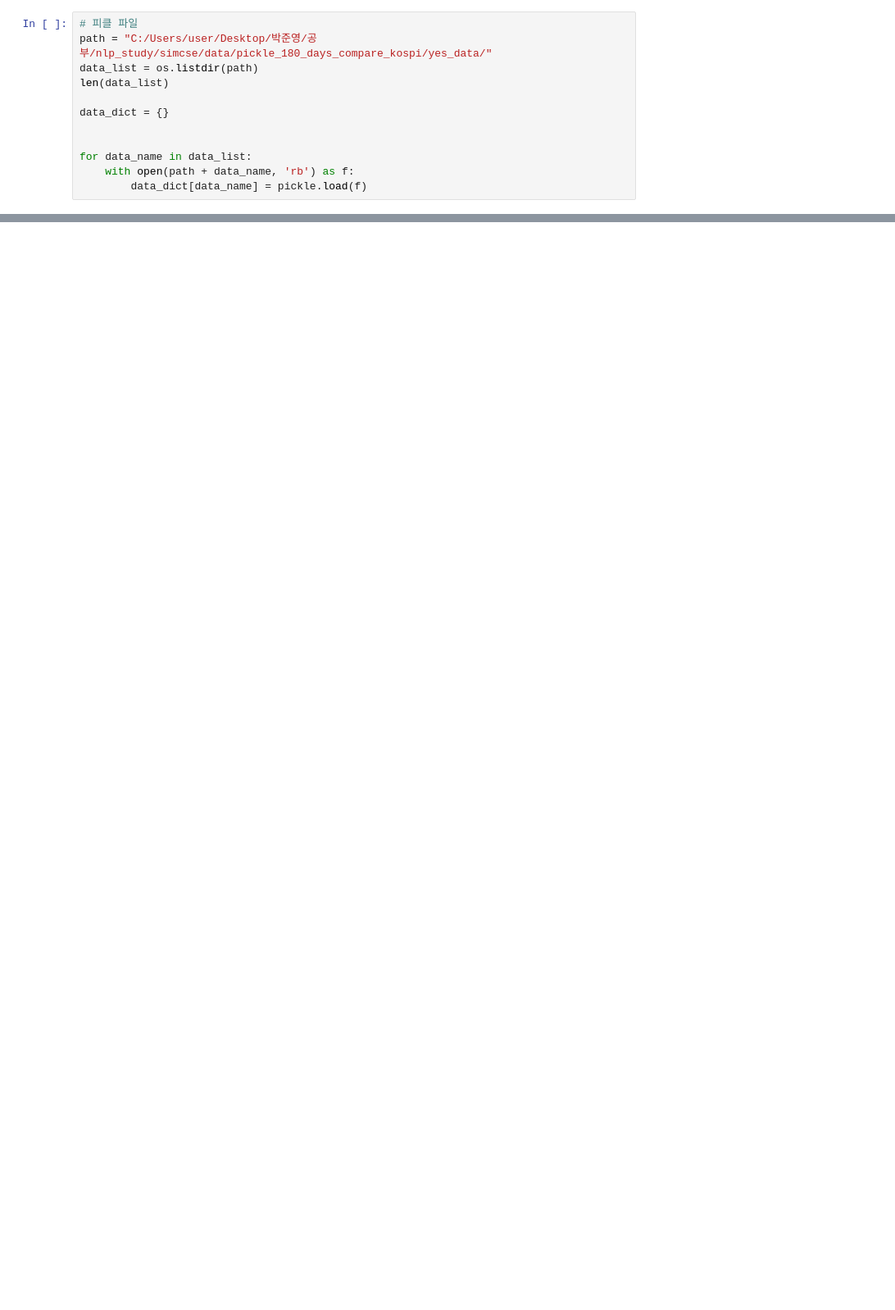
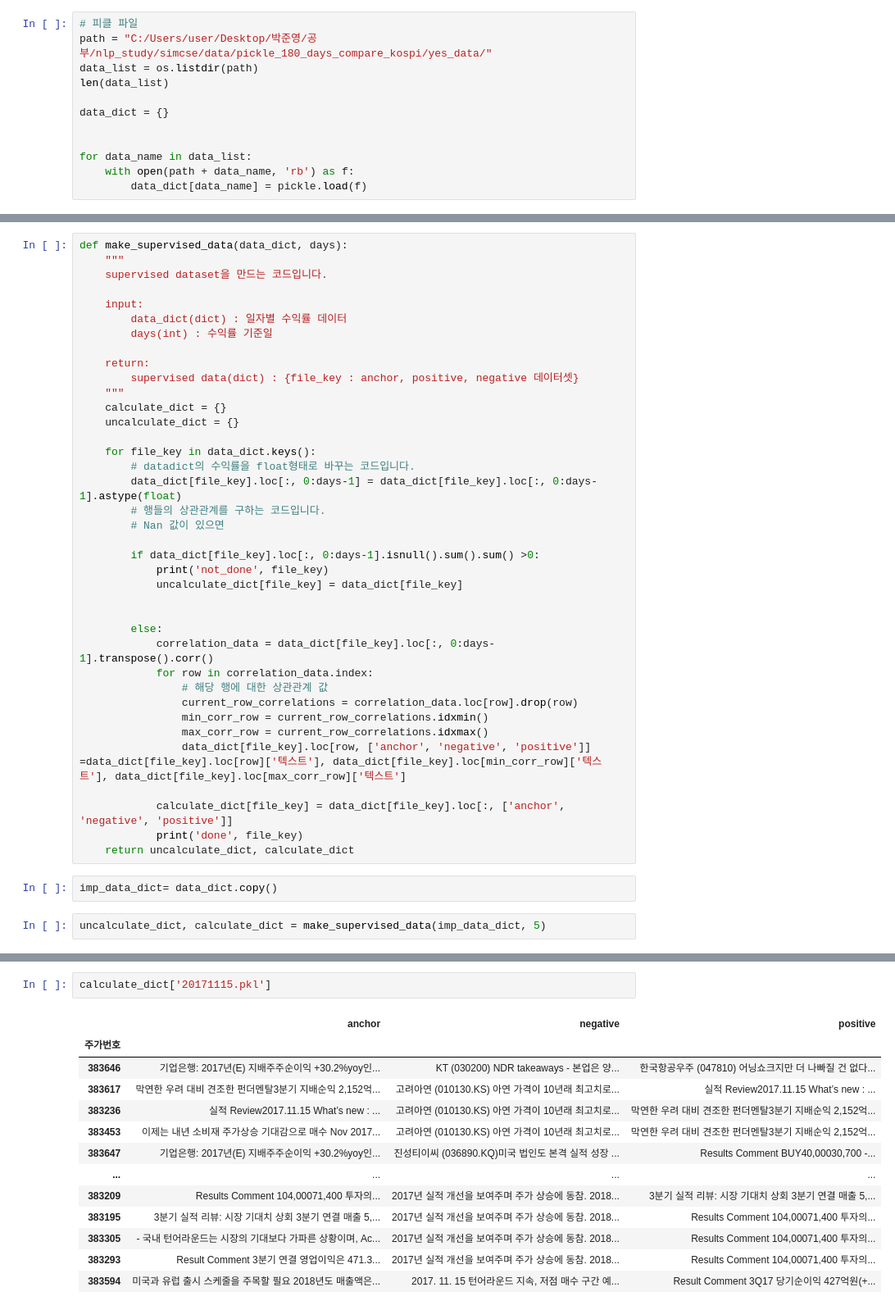
Before and after one commit to Classification-of-Equity-Report/classification-of-equity-report-based-on-contrastive-learning, a Jupyter notebook: make_correlation.ipynb, the cells around one changed output, grey strips where cells are left out. Shown at 82% size. Saved outputs shown, nothing was run; the diff lists cells and outputs as text; blank space fills up the shorter version.

Commit message:
add : correlation_code
add : correlation_code

```diff
--- a/make_correlation.ipynb
+++ b/make_correlation.ipynb
@@ -145,0 +27,42 @@ NameError: name 'correlation_matrix_rows' is not defined
+# %%
+def make_supervised_data(data_dict, days):
+    """
+    supervised dataset을 만드는 코드입니다.
+
+    input:
+        data_dict(dict) : 일자별 수익률 데이터
+        days(int) : 수익률 기준일
+
+    return:
+        supervised data(dict) : {file_key : anchor, positive, negative 데이터셋}
+    """
+    calculate_dict = {}
+    uncalculate_dict = {}
+
+    for file_key in data_dict.keys():
+        # datadict의 수익률을 float형태로 바꾸는 코드입니다.
+        data_dict[file_key].loc[:, 0:days-1] = data_dict[file_key].loc[:, 0:days-1].astype(float)
+        # 행들의 상관관계를 구하는 코드입니다.
+        # Nan 값이 있으면
+
+        if data_dict[file_key].loc[:, 0:days-1].isnull().sum().sum() >0:
+            print('not_done', file_key)
+            uncalculate_dict[file_key] = data_dict[file_key]
+
+
+        else:
+            correlation_data = data_dict[file_key].loc[:, 0:days-1].transpose().corr()
+            for row in correlation_data.index:
+                # 해당 행에 대한 상관관계 값
+                current_row_correlations = correlation_data.loc[row].drop(row)
+                min_corr_row = current_row_correlations.idxmin()
+                max_corr_row = current_row_correlations.idxmax()
+                data_dict[file_key].loc[row, ['anchor', 'negative', 'positive']] =data_dict[file_key].loc[row]['텍스트'], data_dict[file_key].loc[min_corr_row]['텍스트'], data_dict[file_key].loc[max_corr_row]['텍스트']
+
+            calculate_dict[file_key] = data_dict[file_key].loc[:, ['anchor', 'negative', 'positive']]
+            print('done', file_key)
+    return uncalculate_dict, calculate_dict
+# %%
+imp_data_dict= data_dict.copy()
+# %%
+uncalculate_dict, calculate_dict = make_supervised_data(imp_data_dict, 5)
@@ -145,0 +132,16 @@ NameError: name 'correlation_matrix_rows' is not defined
+# %%
+calculate_dict['20171115.pkl']
+# %% [output]
+|  | anchor | negative | positive |
+| 주가번호 |  |  |  |
+| 383646 | 기업은행: 2017년(E) 지배주주순이익 +30.2%yoy인... | KT (030200) NDR takeaways - 본업은 양... | 한국항공우주 (047810) 어닝쇼크지만 더 나빠질 건 없다... |
+| 383617 | 막연한 우려 대비 견조한 펀더멘탈3분기 지배순익 2,152억... | 고려아연 (010130.KS) 아연 가격이 10년래 최고치로... | 실적 Review2017.11.15 What’s new : ... |
+| 383236 | 실적 Review2017.11.15 What’s new : ... | 고려아연 (010130.KS) 아연 가격이 10년래 최고치로... | 막연한 우려 대비 견조한 펀더멘탈3분기 지배순익 2,152억... |
+| 383453 | 이제는 내년 소비재 주가상승 기대감으로 매수 Nov 2017... | 고려아연 (010130.KS) 아연 가격이 10년래 최고치로... | 막연한 우려 대비 견조한 펀더멘탈3분기 지배순익 2,152억... |
+| 383647 | 기업은행: 2017년(E) 지배주주순이익 +30.2%yoy인... | 진성티이씨 (036890.KQ)미국 법인도 본격 실적 성장 ... | Results Comment BUY40,00030,700 -... |
+| ... | ... | ... | ... |
+| 383209 | Results Comment 104,00071,400 투자의... | 2017년 실적 개선을 보여주며 주가 상승에 동참. 2018... | 3분기 실적 리뷰: 시장 기대치 상회 3분기 연결 매출 5,... |
+| 383195 | 3분기 실적 리뷰: 시장 기대치 상회 3분기 연결 매출 5,... | 2017년 실적 개선을 보여주며 주가 상승에 동참. 2018... | Results Comment 104,00071,400 투자의... |
+| 383305 | - 국내 턴어라운드는 시장의 기대보다 가파른 상황이며, Ac... | 2017년 실적 개선을 보여주며 주가 상승에 동참. 2018... | Results Comment 104,00071,400 투자의... |
+| 383293 | Result Comment 3분기 연결 영업이익은 471.3... | 2017년 실적 개선을 보여주며 주가 상승에 동참. 2018... | Results Comment 104,00071,400 투자의... |
+| 383594 | 미국과 유럽 출시 스케줄을 주목할 필요 2018년도 매출액은... | 2017. 11. 15 턴어라운드 지속, 저점 매수 구간 예... | Result Comment 3Q17 당기순이익 427억원(+... |
```
Also changed, not shown: parts of 19 cells of this notebook.
